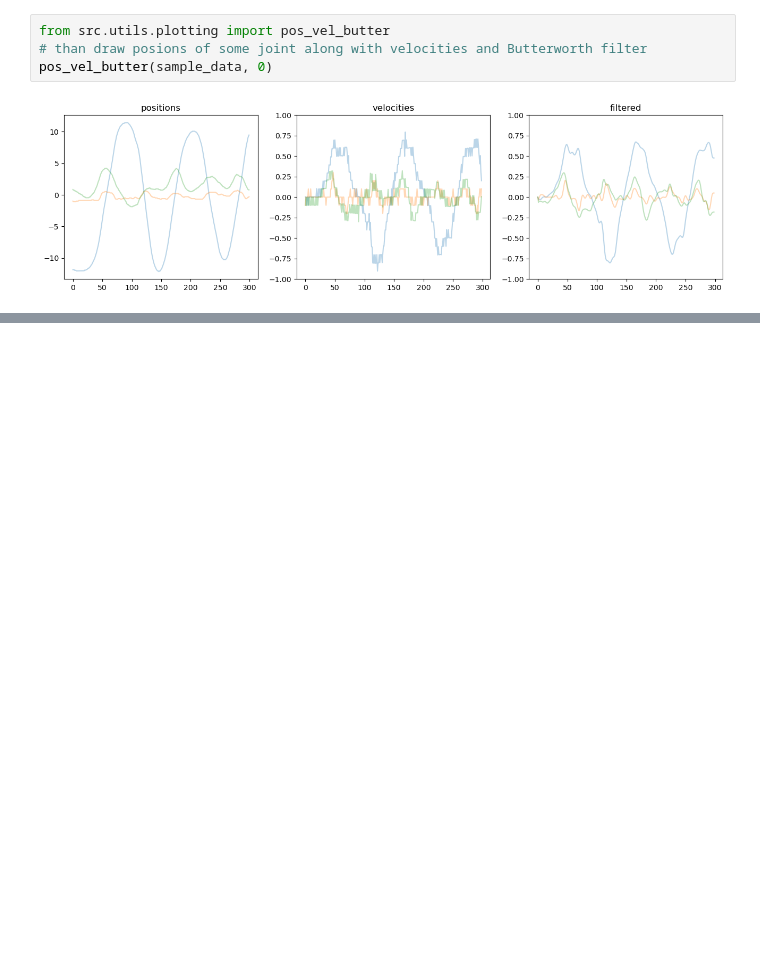
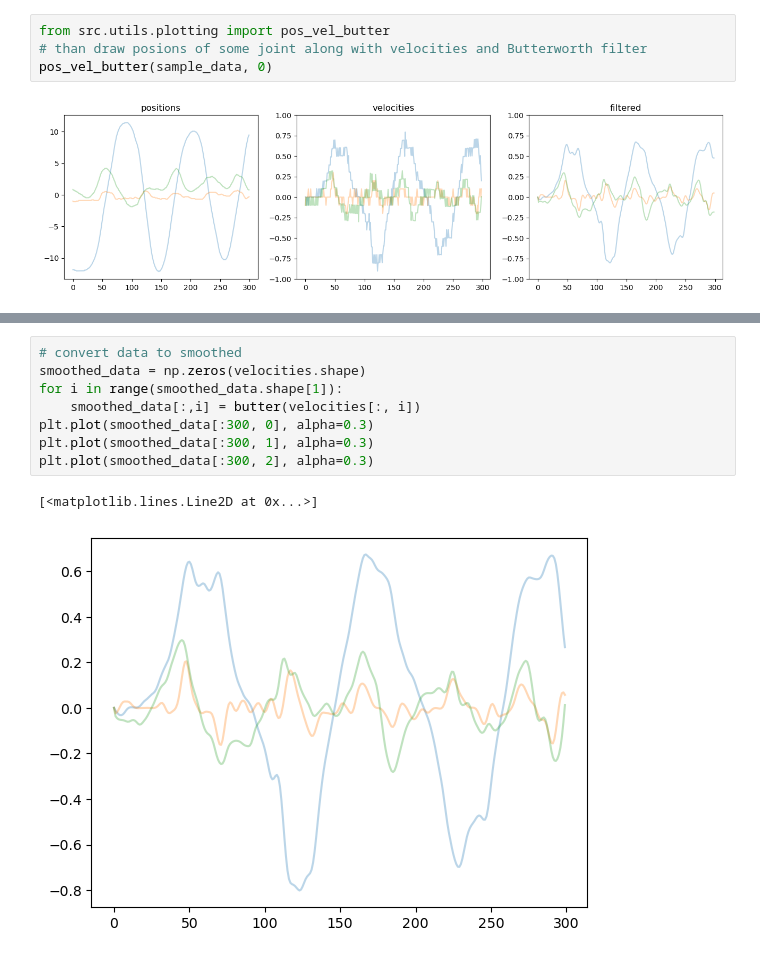
Before and after one commit to FineMotion/GENEA_2023, a Jupyter notebook: PAE.ipynb, the cells around one changed output, grey strips where cells are left out. Saved outputs shown, nothing was run; the diff lists cells and outputs as text; blank space fills up the shorter version.

```diff
--- a/PAE.ipynb
+++ b/PAE.ipynb
@@ -189,0 +210,11 @@ Now we want to extract volocities, apply Butterworth filter and reconstruct data
+# %%
+# convert data to smoothed
+smoothed_data = np.zeros(velocities.shape)
+for i in range(smoothed_data.shape[1]):
+    smoothed_data[:,i] = butter(velocities[:, i])
+plt.plot(smoothed_data[:300, 0], alpha=0.3)
+plt.plot(smoothed_data[:300, 1], alpha=0.3)
+plt.plot(smoothed_data[:300, 2], alpha=0.3)
+# %% [output]
+[<matplotlib.lines.Line2D at 0x...>]
+[figure, added]
```
Also changed, not shown: parts of 9 cells of this notebook, 1 other file.
